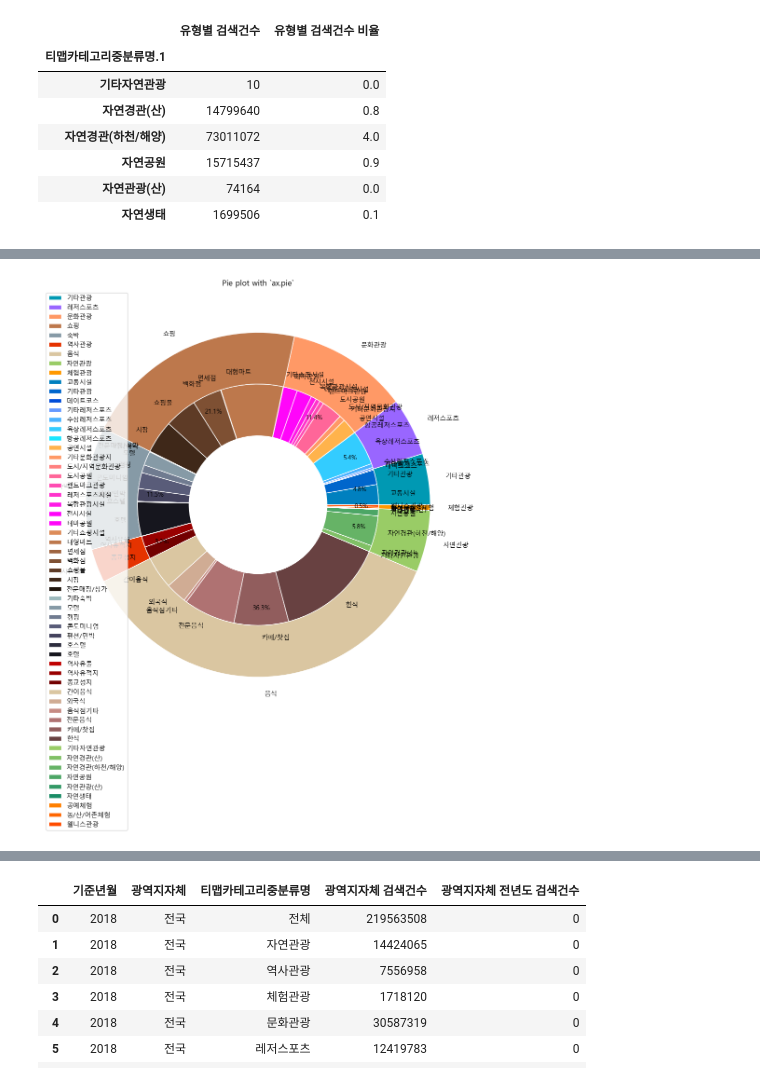
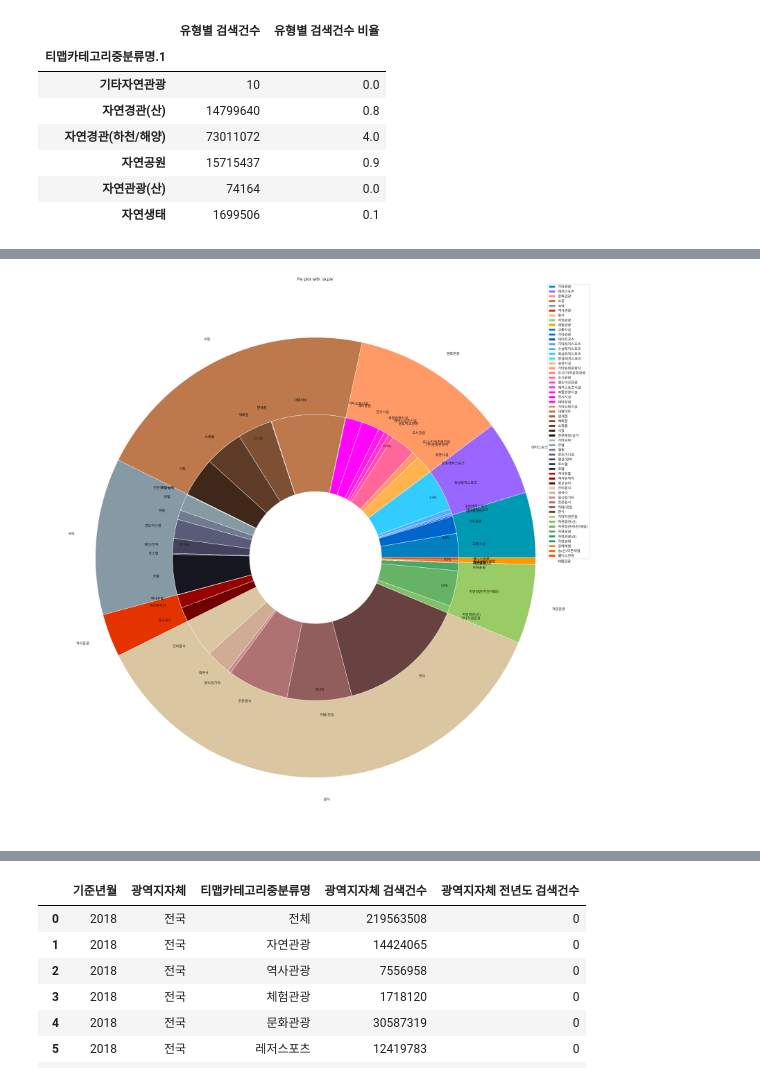
Before and after one commit to sdkim96/Login_project, a Jupyter notebook: Data_analysis_visualization/search_analysis.ipynb, the cells around one changed output, grey strips where cells are left out. Drawn from its saved outputs; the diff is of its cells as text; code cells hidden in the pictures.

```diff
--- a/Data_analysis_visualization/search_analysis.ipynb
+++ b/Data_analysis_visualization/search_analysis.ipynb
@@ -338,0 +312,2 @@ inner_colors = [a(.5), a(.4), a(.3),
+# %%
+inner_labels = inner.index.get_level_values(1)
@@ -339,19 +335,19 @@ inner_colors = [a(.5), a(.4), a(.3),
 # %%
-fig, ax = plt.subplots(figsize=(24,12))
-size = 0.3
+fig, ax = plt.subplots(figsize=(35,30))
+size = 0.35
 
 ax.pie(outer.values.flatten(), radius=1,
         colors=outer_colors,
         labels=outer.index,
        autopct='%1.1f%%',
        wedgeprops=dict(width=size, edgecolor='w'))
 
 ax.pie(inner.values.flatten(), radius=1-size,
        colors=inner_colors,
         labels = inner_labels,
        wedgeprops=dict(width=size, edgecolor='w'))
 ax.legend()
 ax.set(aspect="equal", title='Pie plot with `ax.pie`')
 plt.show()
 # %% [output]
-[figure, old version]
+[figure, new version]
```
Also changed, not shown: parts of 54 cells of this notebook, 1 other file.
